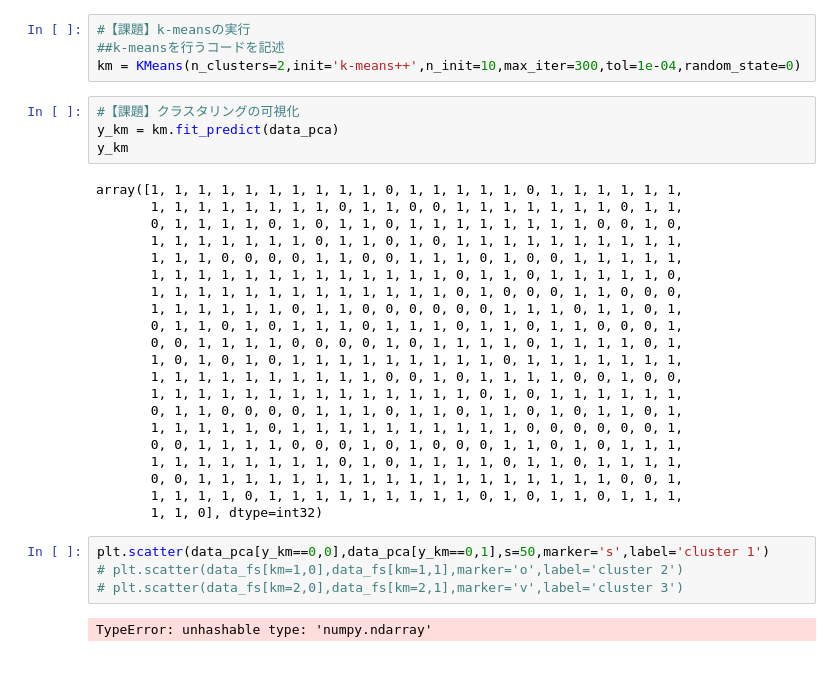
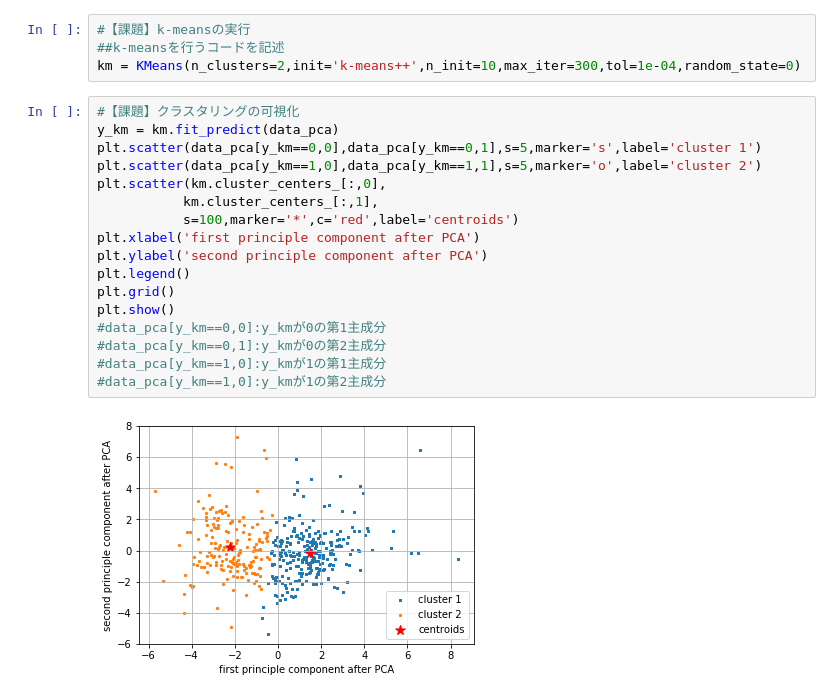
Before and after one commit to tkjaui/diveintocode, a Jupyter notebook: 課題 卸売業者 教師なし学習.ipynb, the cells around one changed output. Cells and saved outputs as stored; diff of their text form; blank space fills up the shorter version.

```diff
--- a/課題 卸売業者 教師なし学習.ipynb
+++ b/課題 卸売業者 教師なし学習.ipynb
@@ -260,34 +252,22 @@ plt.show()
 #【課題】k-meansの実行
 ##k-meansを行うコードを記述
 km = KMeans(n_clusters=2,init='k-means++',n_init=10,max_iter=300,tol=1e-04,random_state=0)
-# %%
-#【課題】クラスタリングの可視化
-y_km = km.fit_predict(data_pca)
-y_km
-# %% [output]
-array([1, 1, 1, 1, 1, 1, 1, 1, 1, 1, 0, 1, 1, 1, 1, 1, 0, 1, 1, 1, 1, 1, 1,
-       1, 1, 1, 1, 1, 1, 1, 1, 0, 1, 1, 0, 0, 1, 1, 1, 1, 1, 1, 1, 0, 1, 1,
-       0, 1, 1, 1, 1, 0, 1, 0, 1, 1, 0, 1, 1, 1, 1, 1, 1, 1, 1, 0, 0, 1, 0,
-       1, 1, 1, 1, 1, 1, 1, 0, 1, 1, 0, 1, 0, 1, 1, 1, 1, 1, 1, 1, 1, 1, 1,
-       1, 1, 1, 0, 0, 0, 0, 1, 1, 0, 0, 1, 1, 1, 0, 1, 0, 0, 1, 1, 1, 1, 1,
-       1, 1, 1, 1, 1, 1, 1, 1, 1, 1, 1, 1, 1, 0, 1, 1, 0, 1, 1, 1, 1, 1, 0,
-       1, 1, 1, 1, 1, 1, 1, 1, 1, 1, 1, 1, 1, 0, 1, 0, 0, 0, 1, 1, 0, 0, 0,
-       1, 1, 1, 1, 1, 1, 0, 1, 1, 0, 0, 0, 0, 0, 0, 1, 1, 1, 0, 1, 1, 0, 1,
-       0, 1, 1, 0, 1, 0, 1, 1, 1, 0, 1, 1, 1, 0, 1, 1, 0, 1, 1, 0, 0, 0, 1,
-       0, 0, 1, 1, 1, 1, 0, 0, 0, 0, 1, 0, 1, 1, 1, 1, 0, 1, 1, 1, 1, 0, 1,
-       1, 0, 1, 0, 1, 0, 1, 1, 1, 1, 1, 1, 1, 1, 1, 0, 1, 1, 1, 1, 1, 1, 1,
-       1, 1, 1, 1, 1, 1, 1, 1, 1, 1, 0, 0, 1, 0, 1, 1, 1, 1, 0, 0, 1, 0, 0,
-       1, 1, 1, 1, 1, 1, 1, 1, 1, 1, 1, 1, 1, 1, 0, 1, 0, 1, 1, 1, 1, 1, 1,
-       0, 1, 1, 0, 0, 0, 0, 1, 1, 1, 0, 1, 1, 0, 1, 1, 0, 1, 0, 1, 1, 0, 1,
-       1, 1, 1, 1, 1, 0, 1, 1, 1, 1, 1, 1, 1, 1, 1, 1, 0, 0, 0, 0, 0, 0, 1,
-       0, 0, 1, 1, 1, 1, 0, 0, 0, 1, 0, 1, 0, 0, 0, 1, 1, 0, 1, 0, 1, 1, 1,
-       1, 1, 1, 1, 1, 1, 1, 1, 0, 1, 0, 1, 1, 1, 1, 0, 1, 1, 0, 1, 1, 1, 1,
-       0, 0, 1, 1, 1, 1, 1, 1, 1, 1, 1, 1, 1, 1, 1, 1, 1, 1, 1, 1, 0, 0, 1,
-       1, 1, 1, 1, 0, 1, 1, 1, 1, 1, 1, 1, 1, 1, 0, 1, 0, 1, 1, 0, 1, 1, 1,
-       1, 1, 0], dtype=int32)
 # %%
-plt.scatter(data_pca[y_km==0,0],data_pca[y_km==0,1],s=50,marker='s',label='cluster 1')
-# plt.scatter(data_fs[km=1,0],data_fs[km=1,1],marker='o',label='cluster 2')
-# plt.scatter(data_fs[km=2,0],data_fs[km=2,1],marker='v',label='cluster 3')
+#【課題】クラスタリングの可視化
+y_km = km.fit_predict(data_pca)
+plt.scatter(data_pca[y_km==0,0],data_pca[y_km==0,1],s=5,marker='s',label='cluster 1')
+plt.scatter(data_pca[y_km==1,0],data_pca[y_km==1,1],s=5,marker='o',label='cluster 2')
+plt.scatter(km.cluster_centers_[:,0],
+           km.cluster_centers_[:,1],
+           s=100,marker='*',c='red',label='centroids')
+plt.xlabel('first principle component after PCA')
+plt.ylabel('second principle component after PCA')
+plt.legend()
+plt.grid()
+plt.show()
+#data_pca[y_km==0,0]:y_kmが0の第1主成分
+#data_pca[y_km==0,1]:y_kmが0の第2主成分
+#data_pca[y_km==1,0]:y_kmが1の第1主成分
+#data_pca[y_km==1,0]:y_kmが1の第2主成分
 # %% [output]
-TypeError: unhashable type: 'numpy.ndarray'
+[figure, added]
```
Also changed, not shown: parts of 6 cells of this notebook.
